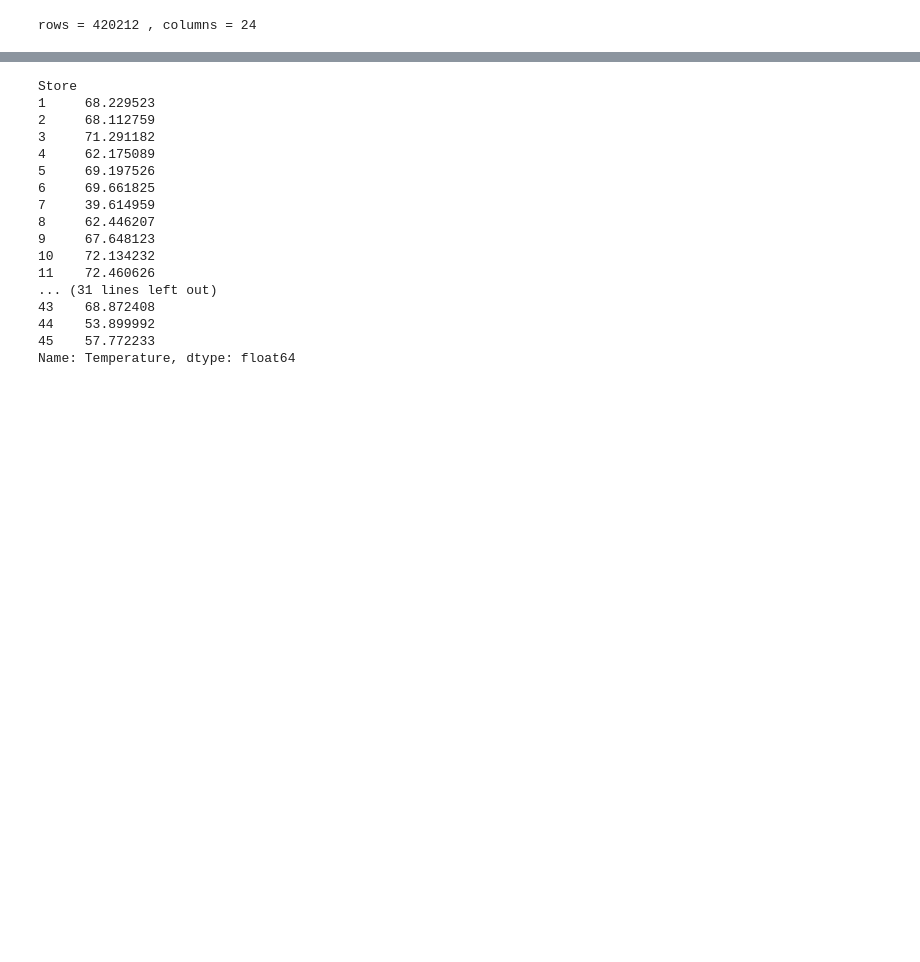
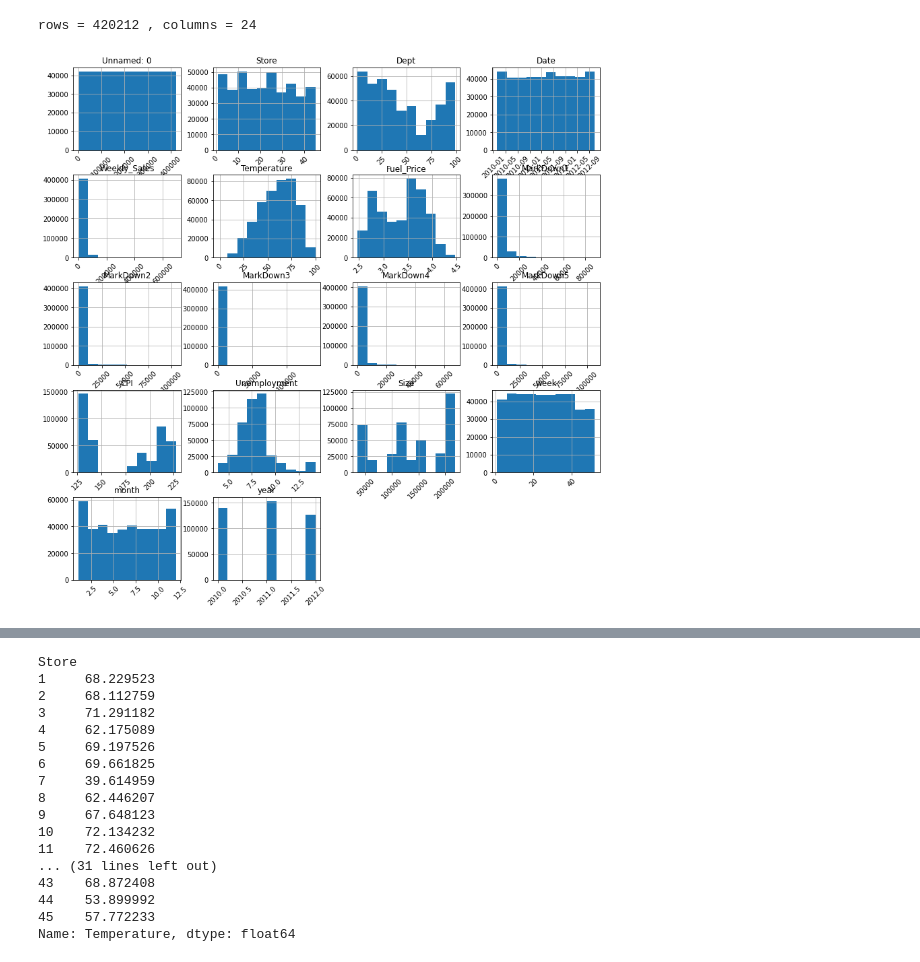
Before and after one commit to lebesguee/walmart_forecast, a Jupyter notebook: forecasting.ipynb, the cells around one changed output, grey strips where cells are left out. Cells and saved outputs as stored; diff of their text form; code cells hidden in the pictures; blank space fills up the shorter version.

Commit message:
feat: Added graphs of distributions and correlation in the EDA

```diff
--- a/forecasting.ipynb
+++ b/forecasting.ipynb
@@ -53,3 +73,8 @@ df.sample(10)
 print('rows =', df.shape[0], ', columns =' ,df.shape[1]) # dataset shape
 # %% [output]
 rows = 420212 , columns = 24
+# %%
+df.hist(figsize=(14,14), xrot=45)
+plt.show()
+# %% [output]
+[figure, added]
```
Also changed, not shown: parts of 9 cells of this notebook.
